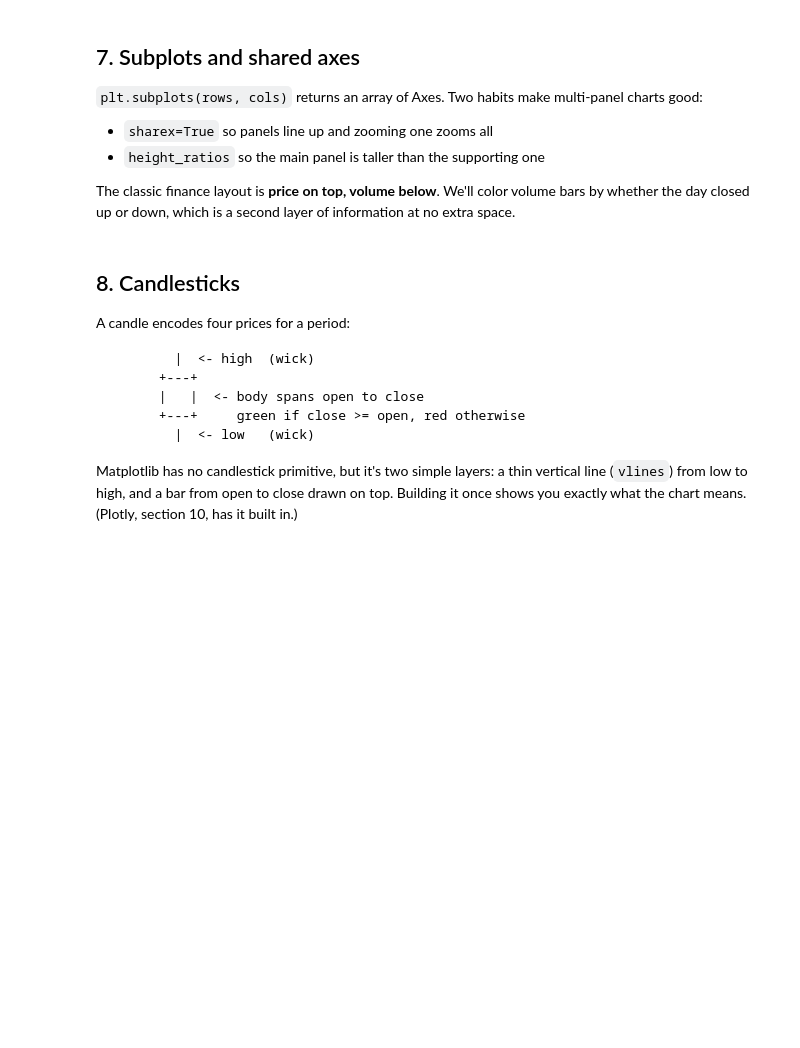
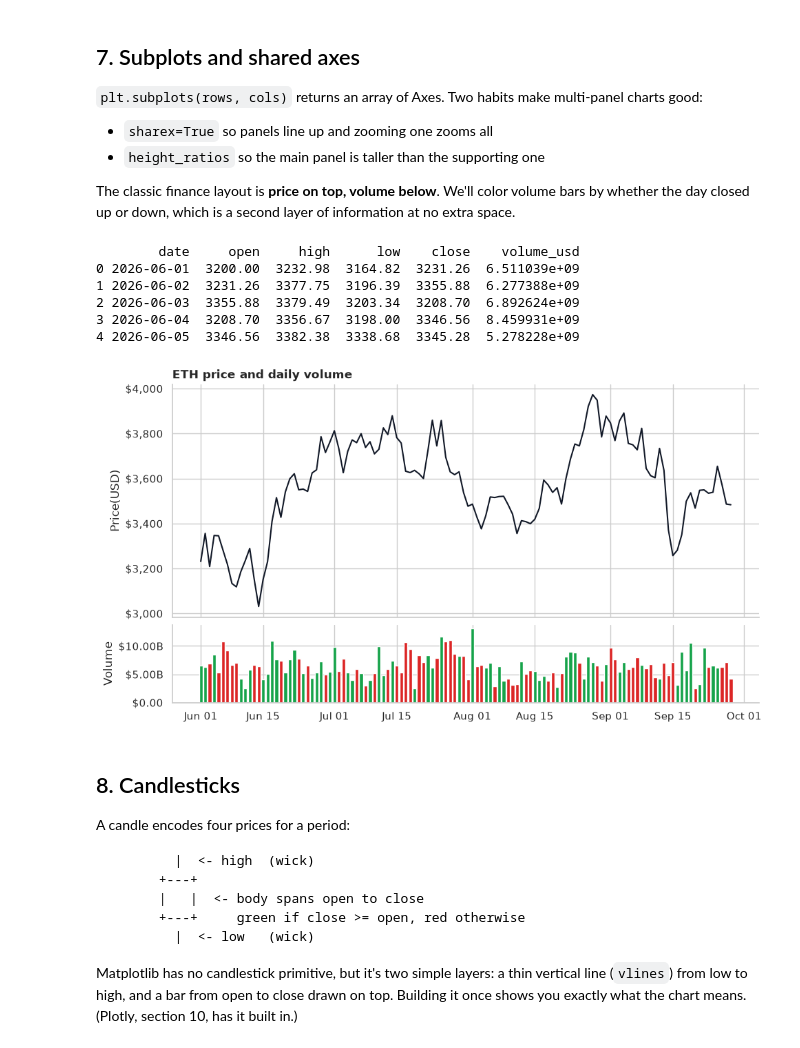
Before and after one commit to only1angelnath/python-for-blockchain-analytics, a Jupyter notebook: phase-2-python-for-data/week-09-visualization/lesson.ipynb, the cells around one changed output. Cells and saved outputs as stored; diff of their text form; code cells hidden in the pictures; blank space fills up the shorter version.

```diff
--- a/phase-2-python-for-data/week-09-visualization/lesson.ipynb
+++ b/phase-2-python-for-data/week-09-visualization/lesson.ipynb
@@ -320,20 +344,32 @@ fig.tight_layout()
 - `height_ratios` so the main panel is taller than the supporting one
 
 The classic finance layout is **price on top, volume below**. We'll color volume bars by whether the day closed up or down, which is a second layer of information at no extra space.
+# %%
+print(ohlc.head())
+# %% [output]
+        date     open     high      low    close    volume_usd
+0 2026-06-01  3200.00  3232.98  3164.82  3231.26  6.511039e+09
+1 2026-06-02  3231.26  3377.75  3196.39  3355.88  6.277388e+09
+2 2026-06-03  3355.88  3379.49  3203.34  3208.70  6.892624e+09
+3 2026-06-04  3208.70  3356.67  3198.00  3346.56  8.459931e+09
+4 2026-06-05  3346.56  3382.38  3338.68  3345.28  5.278228e+09
 # %%
 up = ohlc["close"] >= ohlc["open"]
 colors = np.where(up, "#16a34a", "#dc2626")             # np.where = CASE WHEN (Week 8)
 
 fig, (ax1, ax2) = plt.subplots(2, 1, sharex=True, figsize=(11, 6),
                                gridspec_kw={"height_ratios": [3, 1], "hspace": 0.05})
 ax1.plot(ohlc["date"], ohlc["close"], color="#111827", linewidth=1.5)
 ax1.yaxis.set_major_formatter(usd)
+ax1.set_ylabel("Price(USD)")
 ax1.set_title("ETH price and daily volume", loc="left", fontweight="bold")
 
 ax2.bar(ohlc["date"], ohlc["volume_usd"], color=colors, width=0.8)
 ax2.yaxis.set_major_formatter(FuncFormatter(lambda v, _: fmt_large(v)))
 ax2.set_ylabel("Volume")
 ax2.xaxis.set_major_formatter(mdates.DateFormatter("%b %d"))
+# %% [output]
+[figure, added]
 # %% [markdown]
 ## 8. Candlesticks
 
```
Also changed, not shown: parts of 19 cells of this notebook, 4 other files.
